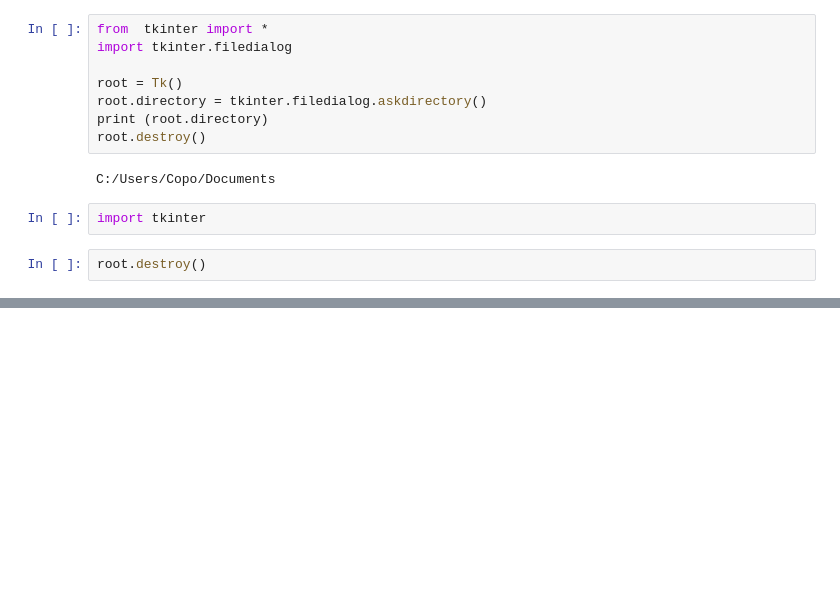
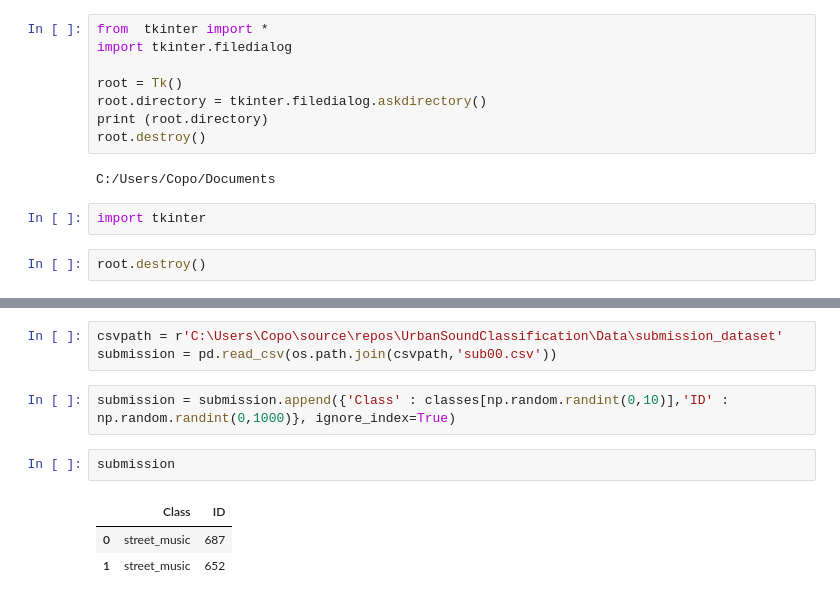
Before and after one commit to jacosol/UrbanSoundClassification, a Jupyter notebook: IpythonNotebooks/DatasetHandsOn.ipynb, the cells around one changed output, grey strips where cells are left out. Cells and saved outputs as stored; diff of their text form; blank space fills up the shorter version.

```diff
--- a/IpythonNotebooks/DatasetHandsOn.ipynb
+++ b/IpythonNotebooks/DatasetHandsOn.ipynb
@@ -417,0 +431,11 @@ root.destroy()
+# %%
+csvpath = r'C:\Users\Copo\source\repos\UrbanSoundClassification\Data\submission_dataset'
+submission = pd.read_csv(os.path.join(csvpath,'sub00.csv'))
+# %%
+submission = submission.append({'Class' : classes[np.random.randint(0,10)],'ID' : np.random.randint(0,1000)}, ignore_index=True)
+# %%
+submission
+# %% [output]
+|  | Class | ID |
+| 0 | street_music | 687 |
+| 1 | street_music | 652 |
```
Also changed, not shown: parts of 1 cell of this notebook, 5 other files.
